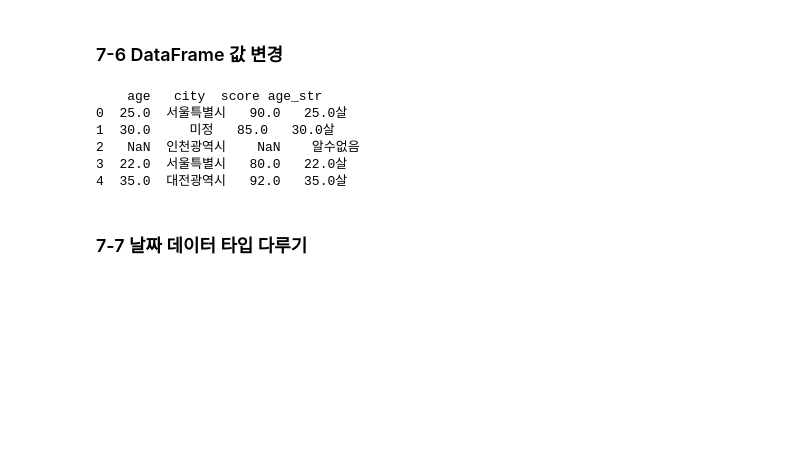
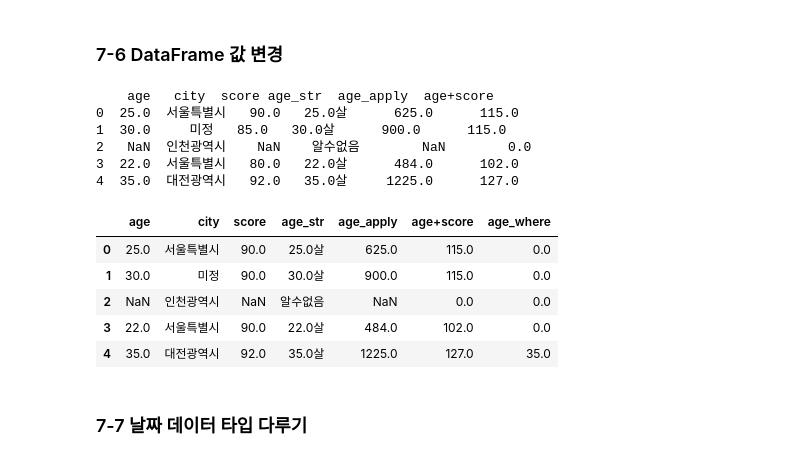
Before and after one commit to ChangYeonMyung/Data-Analysis-with-Open-Source, a Jupyter notebook: 오픈소스_데이터_분석_7강.ipynb, the cells around one changed output. Saved outputs shown, nothing was run; the diff lists cells and outputs as text; code cells hidden in the pictures; blank space fills up the shorter version.

```diff
--- a/오픈소스_데이터_분석_7강.ipynb
+++ b/오픈소스_데이터_분석_7강.ipynb
@@ -176,41 +176,61 @@ df_cleaned.to_csv("cleaned_large_shopping_customer.csv", index=False, encoding="
 # %%
 import pandas as pd
 
 data = {'age': [25, 30, None, 22, 35],
         'city': ['Seoul', None, 'Incheon', 'Seoul', 'Daejeon'],
         'score': [90, 85, None, 80, 92]}
 df = pd.DataFrame(data)
 
 ### replace를 이용한 Seoul -> 서울
 # df['city'] = df['city'].replace('Seoul','서울')
 # print(df)
 ### replace를 이용한 None -> 미정, Incheon -> 인천
 # df['city'] = df['city'].replace({'Seoul':'서울',None:'미정'})
 # print(df)
-### map을 이용한 값 변경
+### map을 이용한 값 변경   -> map 함수는 특정 칼럼에 있는 값 하나하나를 다루기 용이하고,
 
 city_map = {'Seoul': '서울특별시', None: '미정', 'Incheon':'인천광역시', 'Daejeon':'대전광역시'}
 df['city'] = df['city'].map(city_map)
 # print(df)
 
 # lambda 함수를 이용
 df['age_str'] = df['age'].map(lambda x : f'{x}살' if pd.notna(x) else '알수없음')
-print(df)
+# print(df)
 
-### apply 함수를 이용한 값 변경
+### apply 함수를 이용한 값 변경  -> apply 함수는 특정 row 전체를 보면서 새로운 값을 만들때..
+
+df['age_apply'] = df['age'].apply(lambda x : x**2 if pd.notna(x) else None)
+# print(df)
 
 ### apply 함수를 이용한 행단위 값 변경
+def age_plus_score(row):
+    age = row['age'] if pd.notna(row['age']) else 0
+    score = row['score'] if pd.notna(row['score']) else 0
+    return age + score
+
+df['age+score'] = df.apply(age_plus_score, axis=1)
+print(df)
+df
 
 ### loc 인덱스를 이용한 값 변경
-
+df.loc[df['score']<90,'score'] = 90
+df
 ### where 함수를 이용한 값 변경
+df['age_where'] = df['age'].where(df['age']>30, other = 0)
+df
 # %% [output]
-    age   city  score age_str
-0  25.0  서울특별시   90.0   25.0살
-1  30.0     미정   85.0   30.0살
-2   NaN  인천광역시    NaN    알수없음
-3  22.0  서울특별시   80.0   22.0살
-4  35.0  대전광역시   92.0   35.0살
+    age   city  score age_str  age_apply  age+score
+0  25.0  서울특별시   90.0   25.0살      625.0      115.0
+1  30.0     미정   85.0   30.0살      900.0      115.0
+2   NaN  인천광역시    NaN    알수없음        NaN        0.0
+3  22.0  서울특별시   80.0   22.0살      484.0      102.0
+4  35.0  대전광역시   92.0   35.0살     1225.0      127.0
+|  | age | city | score | age_str | age_apply | age+score | age_where |
+| 0 | 25.0 | 서울특별시 | 90.0 | 25.0살 | 625.0 | 115.0 | 0.0 |
+| 1 | 30.0 | 미정 | 90.0 | 30.0살 | 900.0 | 115.0 | 0.0 |
+| 2 | NaN | 인천광역시 | NaN | 알수없음 | NaN | 0.0 | 0.0 |
+| 3 | 22.0 | 서울특별시 | 90.0 | 22.0살 | 484.0 | 102.0 | 0.0 |
+| 4 | 35.0 | 대전광역시 | 92.0 | 35.0살 | 1225.0 | 127.0 | 35.0 |
 # %% [markdown]
 ### 7-7 날짜 데이터 타입 다루기
 # %%
```
Also changed, not shown: parts of 1 cell of this notebook.
